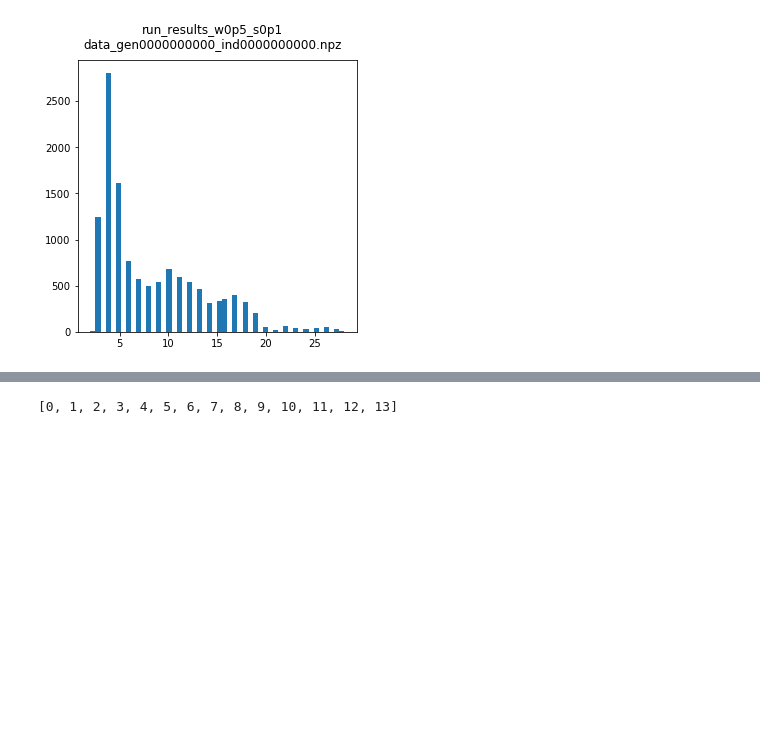
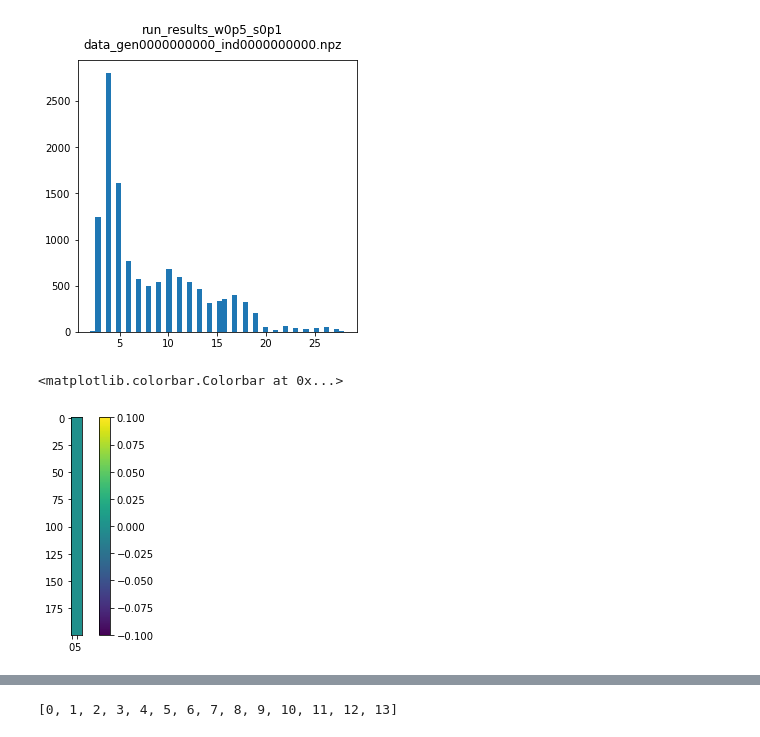
Before and after one commit to chanokin/l2l-omniglot, a Jupyter notebook: check_mid_spikes.ipynb, the cells around one changed output, grey strips where cells are left out. Saved outputs shown, nothing was run; the diff lists cells and outputs as text; code cells hidden in the pictures; blank space fills up the shorter version.

```diff
--- a/check_mid_spikes.ipynb
+++ b/check_mid_spikes.ipynb
@@ -604,3 +604,16 @@ for dd in sorted(data.keys())[-1:]:
         plt.show()
 # %% [output]
 [figure]
+# %%
+d = np.load('../titan/in_to_gain.npz', allow_pickle=True)['conns'].item()
+
+img = np.zeros((10, 10*len(d)))
+for i, w in d.items():
+    img[:, 10*i: 10*(i + 1)] = w
+
+plt.figure()
+plt.imshow(img.T)
+plt.colorbar()
+# %% [output]
+<matplotlib.colorbar.Colorbar at 0x...>
+[figure, added]
```
Also changed, not shown: parts of 5 cells of this notebook, 6 other files.
